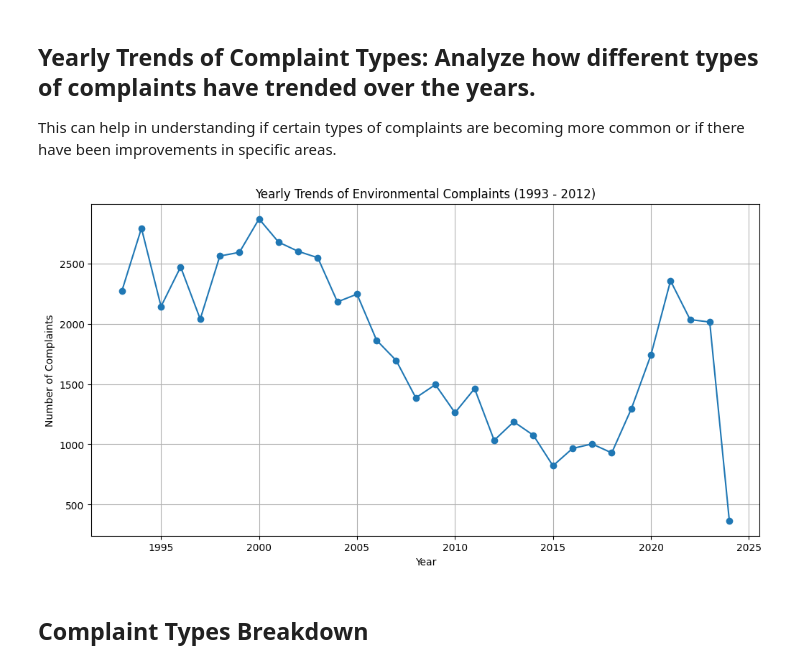
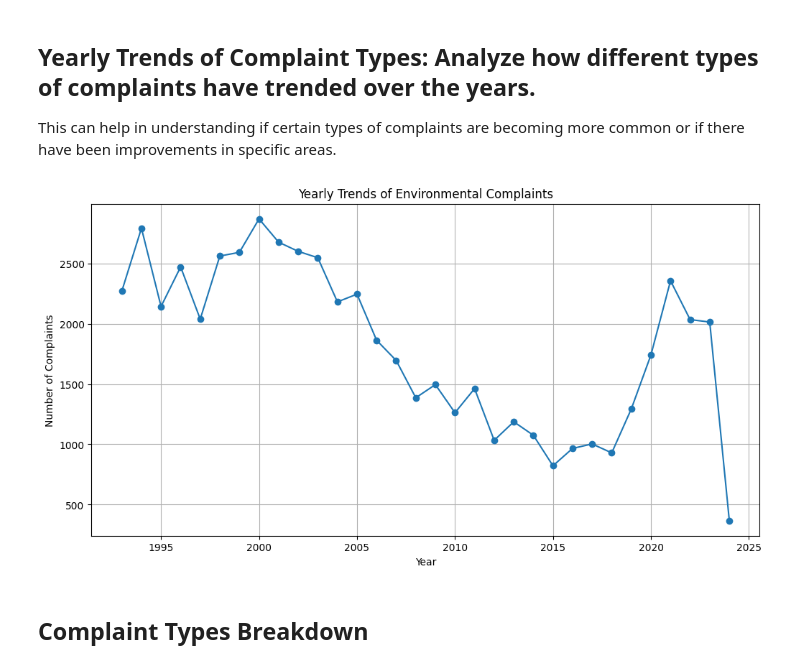
Before and after one commit to cosmiccandice/ChicagoEnvComplaints, a Jupyter notebook: Chicago Environmental Complaints Analysis and Forecasting.ipynb, the cells around one changed output. Drawn from its saved outputs; the diff is of its cells as text; code cells hidden in the pictures.

Commit message:
fixed data figure title
Figure title had incorrect dates.

```diff
--- a/Chicago Environmental Complaints Analysis and Forecasting.ipynb
+++ b/Chicago Environmental Complaints Analysis and Forecasting.ipynb
@@ -105,23 +105,23 @@ This can help in understanding if certain types of complaints are becoming more
 # %%
 # Convert 'COMPLAINT DATE' to datetime format
 complaints_df['COMPLAINT DATE'] = pd.to_datetime(complaints_df['COMPLAINT DATE'])
 
 # Extract year from 'COMPLAINT DATE'
 complaints_df['YEAR'] = complaints_df['COMPLAINT DATE'].dt.year
 
 # Count the number of complaints per year
 yearly_complaints = complaints_df.groupby('YEAR').size()
 
 # Plotting
 plt.figure(figsize=(12, 6))
 yearly_complaints.plot(kind='line', marker='o')
-plt.title('Yearly Trends of Environmental Complaints (1993 - 2012)')
+plt.title('Yearly Trends of Environmental Complaints')
 plt.xlabel('Year')
 plt.ylabel('Number of Complaints')
 plt.grid(True)
 plt.show()
 # %% [output]
-[figure, old version]
+[figure, new version]
 # %% [markdown]
 ## Complaint Types Breakdown
 # %%
```
